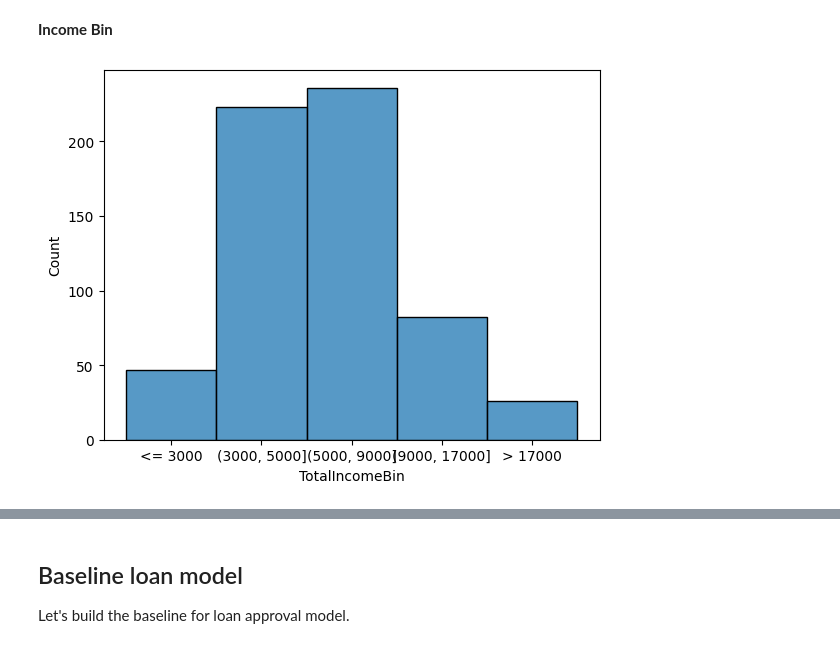
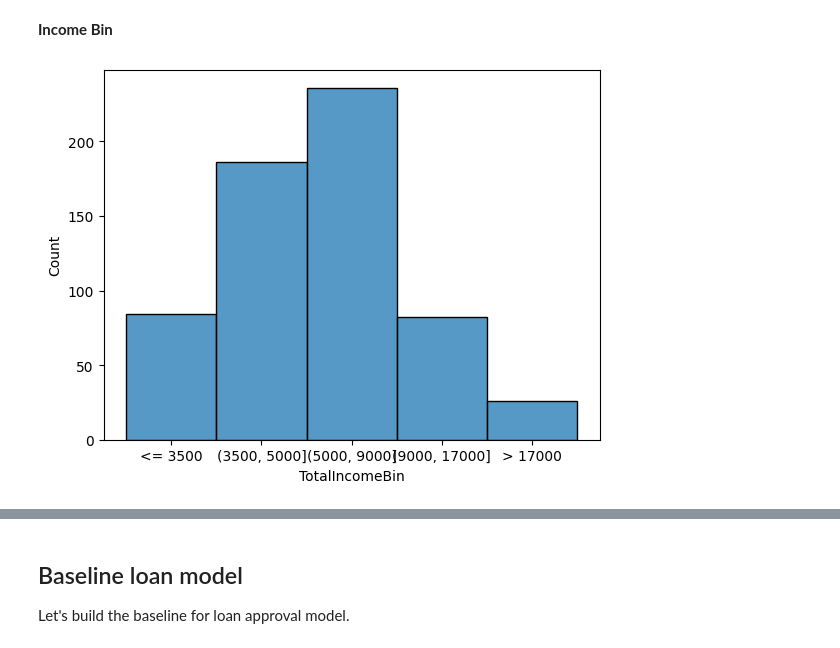
Before and after one commit to nutorbit/uncertainty-modeling, a Jupyter notebook: notebooks/00_conformal_prediction.ipynb, the cells around one changed output, grey strips where cells are left out. Cells and saved outputs as stored; diff of their text form; code cells hidden in the pictures.

```diff
--- a/notebooks/00_conformal_prediction.ipynb
+++ b/notebooks/00_conformal_prediction.ipynb
@@ -41,12 +41,16 @@ df["TotalIncome"] = df["ApplicantIncome"] + df["CoapplicantIncome"]
 # %% [markdown]
 **Income Bin**
 # %%
+total_income_bin_names = ["<= 3500", "(3500, 5000]", "(5000, 9000]", "(9000, 17000]", "> 17000"]
+
 df["TotalIncomeBin"] = pd.cut(
     df["TotalIncome"],
-    bins=[-np.inf, 3000, 5000, 9000, 17000, np.inf],
-    labels=["<= 3000", "(3000, 5000]", "(5000, 9000]", "(9000, 17000]", "> 17000"]
-).astype(str)
+    bins=[-np.inf, 3500, 5000, 9000, 17000, np.inf],
+    labels=total_income_bin_names
+)  # .astype(str)
+
+_ = sns.histplot(df["TotalIncomeBin"])
+
+df["TotalIncomeBin"] = df["TotalIncomeBin"].astype(str)
+# %% [output]
+[figure, added]
-# %%
-_ = sns.histplot(df["TotalIncomeBin"])
-# %% [output]
-[figure, removed]
```
Also changed, not shown: parts of 47 cells of this notebook, 1 other file.
